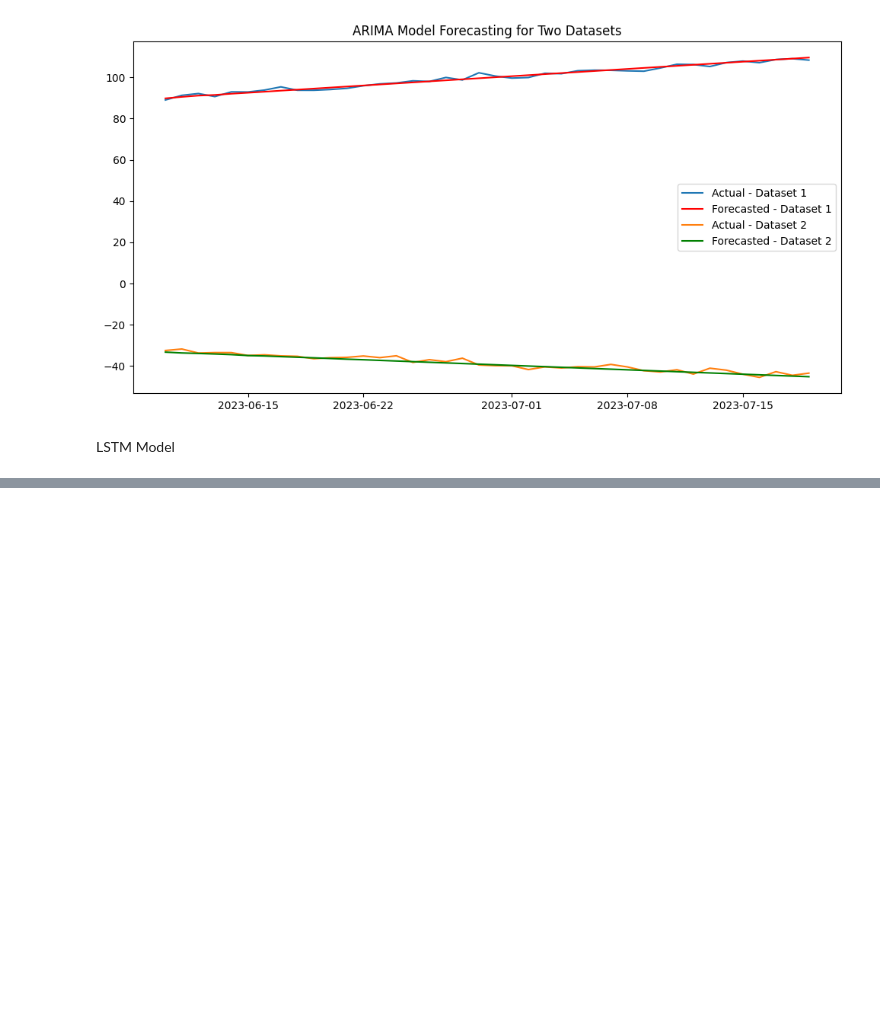
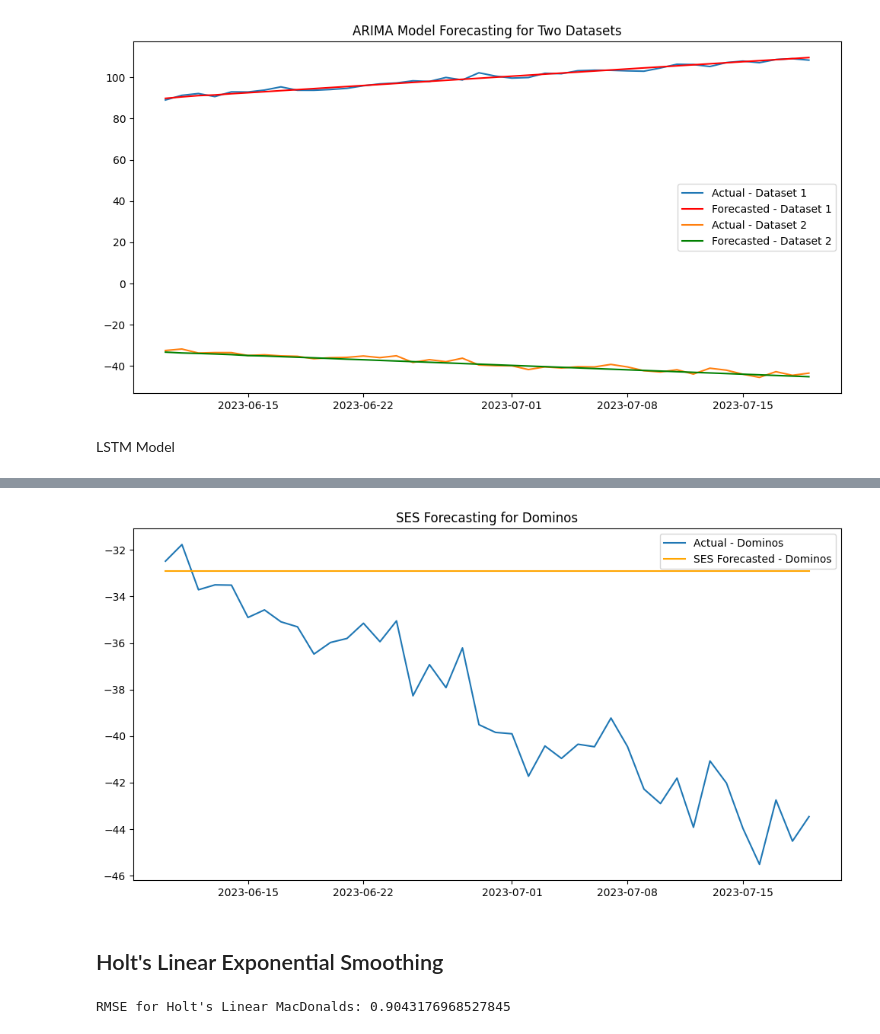
Before and after one commit to 21-ri/pro, a Jupyter notebook: Untitled-1.ipynb, the cells around one changed output, grey strips where cells are left out. Cells and saved outputs as stored; diff of their text form; code cells hidden in the pictures; blank space fills up the shorter version.

```diff
--- a/Untitled-1.ipynb
+++ b/Untitled-1.ipynb
@@ -1072,0 +1137,4 @@ plt.show()
+# %%
+ses_model = SimpleExpSmoothing(train_df2['Value'])
+ses_result = ses_model.fit()
+ses_forecast = ses_result.forecast(steps=len(test_df2))
@@ -1072,0 +1146,11 @@ plt.show()
+# %%
+plt.figure(figsize=(12, 6))
+plt.plot(test_df2['Date'], test_df2['Value'], label='Actual - Dominos')
+plt.plot(test_df2['Date'], ses_forecast, color='orange', label='SES Forecasted - Dominos')
+plt.legend()
+plt.title('SES Forecasting for Dominos')
+plt.show()
+# %% [output]
+[figure, added]
+# %% [markdown]
+## Holt's Linear Exponential Smoothing
@@ -1072,0 +1161,5 @@ plt.show()
+# %%
+rmse_holt_linear = sqrt(mean_squared_error(test_df1['Value'], holt_linear_forecast))
+print("RMSE for Holt's Linear MacDonalds:", rmse_holt_linear)
+# %% [output]
+RMSE for Holt's Linear MacDonalds: 0.9043176968527845
```
Also changed, not shown: parts of 83 cells of this notebook.
